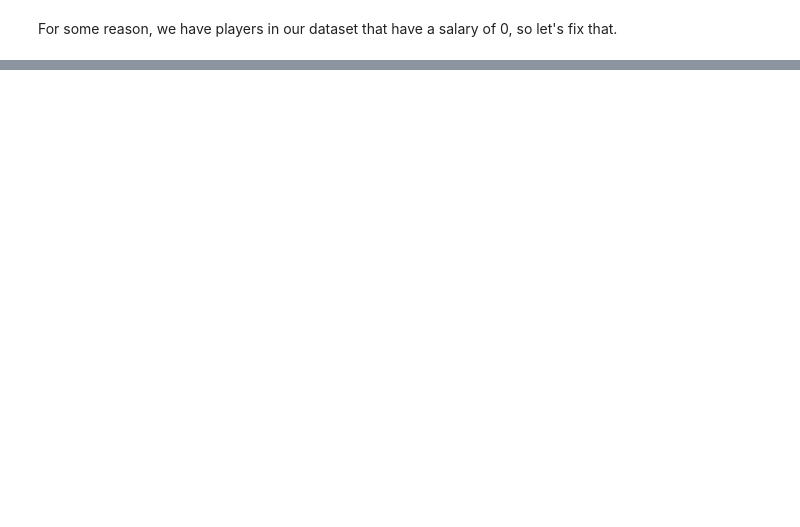
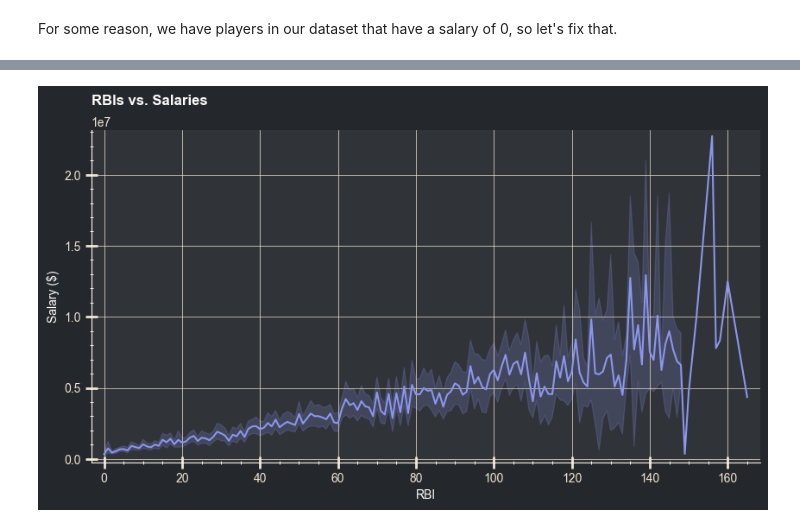
Before and after one commit to kpayton2903/PSTAT_131, a Jupyter notebook: Final_Project.ipynb, the cells around one changed output, grey strips where cells are left out. Saved outputs shown, nothing was run; the diff lists cells and outputs as text; code cells hidden in the pictures; blank space fills up the shorter version.

```diff
--- a/Final_Project.ipynb
+++ b/Final_Project.ipynb
@@ -227,0 +257,9 @@ plt.show()
+# %%
+plt.figure(figsize=(10,5))
+sns.lineplot(data=final_data, x='RBI', y='salary')
+plt.xlabel('RBI')
+plt.ylabel('Salary ($)')
+plt.title('RBIs vs. Salaries')
+plt.show()
+# %% [output]
+[figure, added]
```
Also changed, not shown: parts of 18 cells of this notebook, 5 other files.
